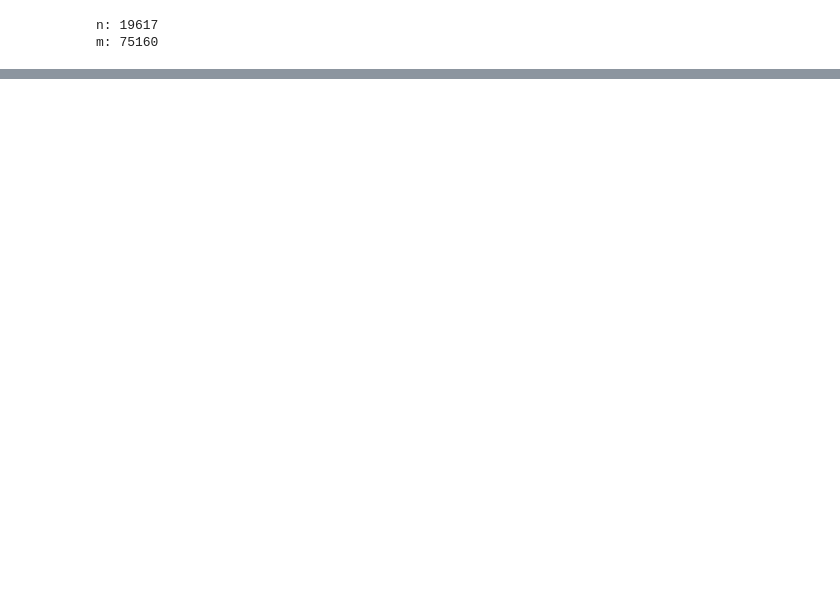
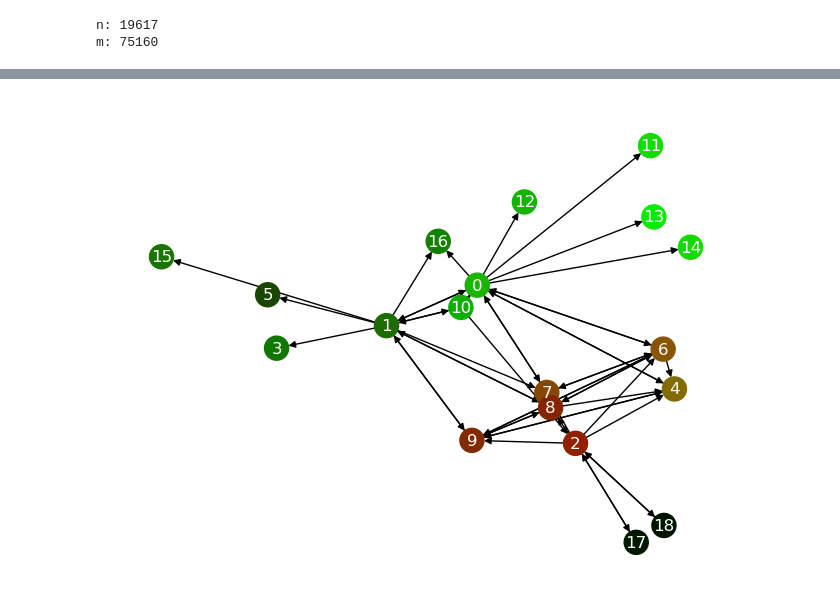
Before and after one commit to matejck/Chess-endgame-network-analysis, a Jupyter notebook: Metrics.ipynb, the cells around one changed output, grey strips where cells are left out. Cells and saved outputs as stored; diff of their text form; code cells hidden in the pictures; blank space fills up the shorter version.

Commit message:
Added skeleton/community graph of original

```diff
--- a/Metrics.ipynb
+++ b/Metrics.ipynb
@@ -94,3 +99,4 @@ for i, c in enumerate(communities):
 # %%
 win_frequency = dict(sorted(win_frequency.items(), key=lambda item: -item[1]))
 loss_frequency = dict(sorted(loss_frequency.items(), key=lambda item: -item[1]))
+draw_frequency = dict(sorted(draw_frequency.items(), key=lambda item: -item[1]))
@@ -143,4 +168,0 @@ loss_frequency
-# %%
-for i, c in enumerate(communities):
-    largest = max(nx.weakly_connected_components(G), key=len)
-    print(len(largest)/len(G))
@@ -198,0 +194,20 @@ nx.draw(G.subgraph(result.communities[13]))
+# %%
+def get_barycenters(G, communities):
+    return {i: get_barycenter(G, c) for i, c in communities.items()}
+
+def get_edges_between_communities(G, communities):
+    skeleton_edges = {(i, j): set() for i in communities.keys() for j in communities.keys() if i != j}
+
+    comm = {u: i for i, c in communities.items() for u in c}
+    for (u, v) in G.edges():
+        c_u = comm.get(u, None)
+        c_v = comm.get(v, None)
+        if c_u == c_v or c_u is None or c_v is None:
+            continue
+
+        skeleton_edges[(c_u, c_v)].add((u, v))
+
+    return skeleton_edges
+# %%
+skeleton_edges = get_edges_between_communities(G, communities)
+skeleton_edges
@@ -198,0 +298,5 @@ nx.draw(G.subgraph(result.communities[13]))
+# %%
+G_skeleton = get_skeleton_graph(G, communities)
+draw_skeleton_graph(G_skeleton, communities)
+# %% [output]
+[figure, added]
```
Also changed, not shown: parts of 18 cells of this notebook, 1 other file.
